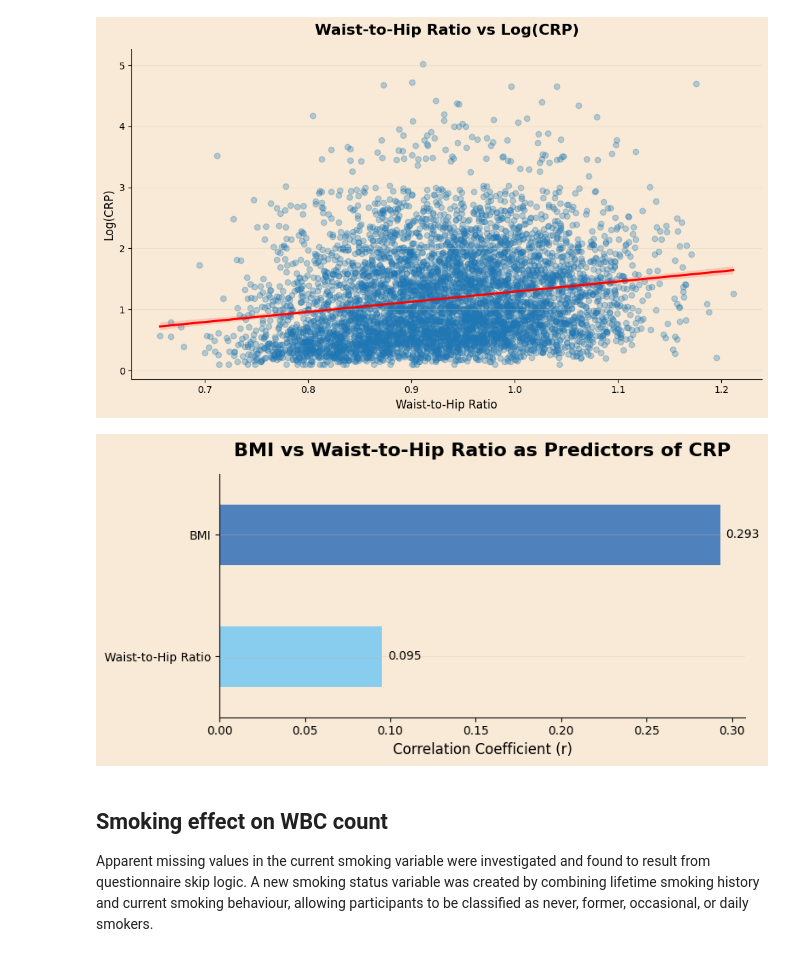
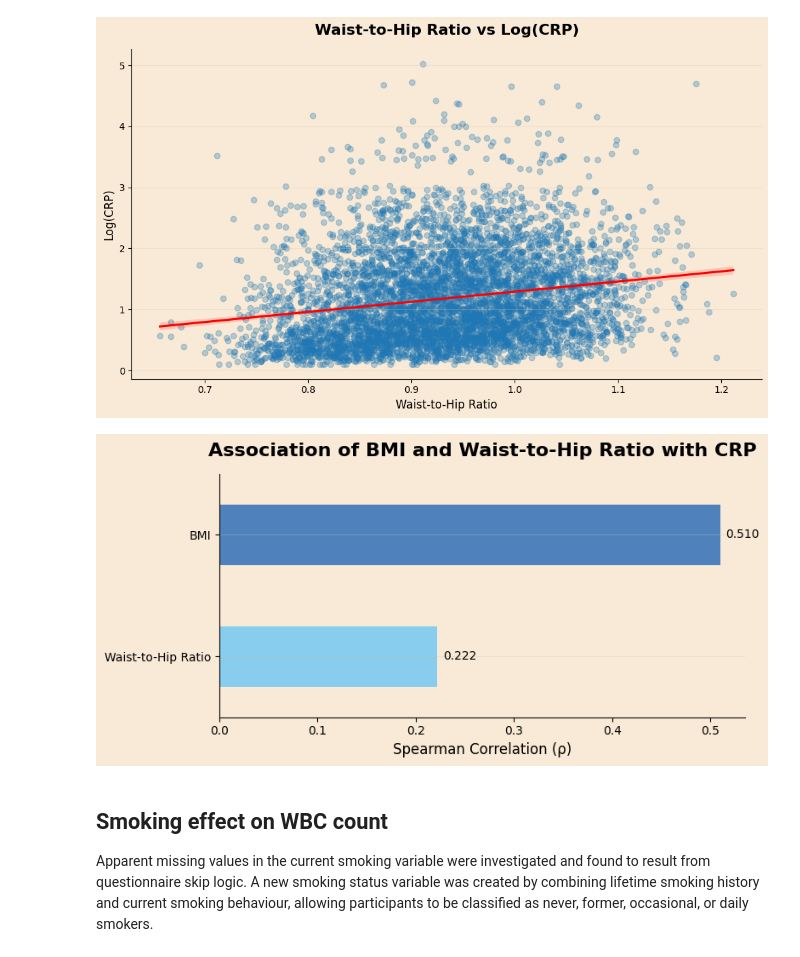
Before and after one commit to gerobach/FinalProject, a Jupyter notebook: notebooks/03_EDA_Population.ipynb, the cells around one changed output. Saved outputs shown, nothing was run; the diff lists cells and outputs as text; code cells hidden in the pictures.

```diff
--- a/notebooks/03_EDA_Population.ipynb
+++ b/notebooks/03_EDA_Population.ipynb
@@ -472,8 +432,8 @@ smoking_distribution = (
     .reindex([
         "Never",
         "Former",
-        "Current Some Days",
-        "Current Every Day"
+        "Current Every Day",
+        "Current Some Days"
     ])
 )
 
@@ -862,36 +845,51 @@ plt.show()
 # %% [output]
 [figure]
 # %%
+# Plot the correlation of BMI and waist-to-hip ratio with CRP levels to compare the strength of association between these two measures of adiposity and inflammation, which can provide insights into the relative importance of overall obesity (BMI) versus central obesity (waist-to-hip ratio) in relation to inflammatory status in the population.
+# Spearman correlation is used here because CRP is not normally distributed and may have outliers, making it a more appropriate measure of association for these variables.
 corr_df = pd.DataFrame({
-    "Measure": ["BMI", "Waist-to-Hip Ratio"],
-    "Correlation with CRP": [0.293, 0.095]
+    "Measure": [
+        "BMI",
+        "Waist-to-Hip Ratio"
+    ],
+    "Correlation with CRP": [
+        df[["bmi", "crp_mg/l"]]
+            .corr(method="spearman")
+            .iloc[0,1],
+
+        df[["waist_hip_ratio", "crp_mg/l"]]
+            .corr(method="spearman")
+            .iloc[0,1]
+    ]
 })
 
 ax = corr_df.plot(
     x="Measure",
     y="Correlation with CRP",
     kind="barh",
     figsize=(8,4),
     color=["#4F81BD", "#88CCEE"],
     legend=False
 )
+
 ax.invert_yaxis()
+
 for container in ax.containers:
     ax.bar_label(
         container,
         fmt="%.3f",
         padding=5
     )
 
 style_chart(
-    title="BMI vs Waist-to-Hip Ratio as Predictors of CRP",
-    xlabel="Correlation Coefficient (r)",
+    title="Association of BMI and Waist-to-Hip Ratio with CRP",
+    xlabel="Spearman Correlation (ρ)",
     ylabel=""
 )
 
 plt.show()
 # %% [output]
-[figure, old version]
+[figure, new version]
 # %% [markdown]
 ## Smoking effect on WBC count
 
```
Also changed, not shown: parts of 62 cells of this notebook, 5 other files.
